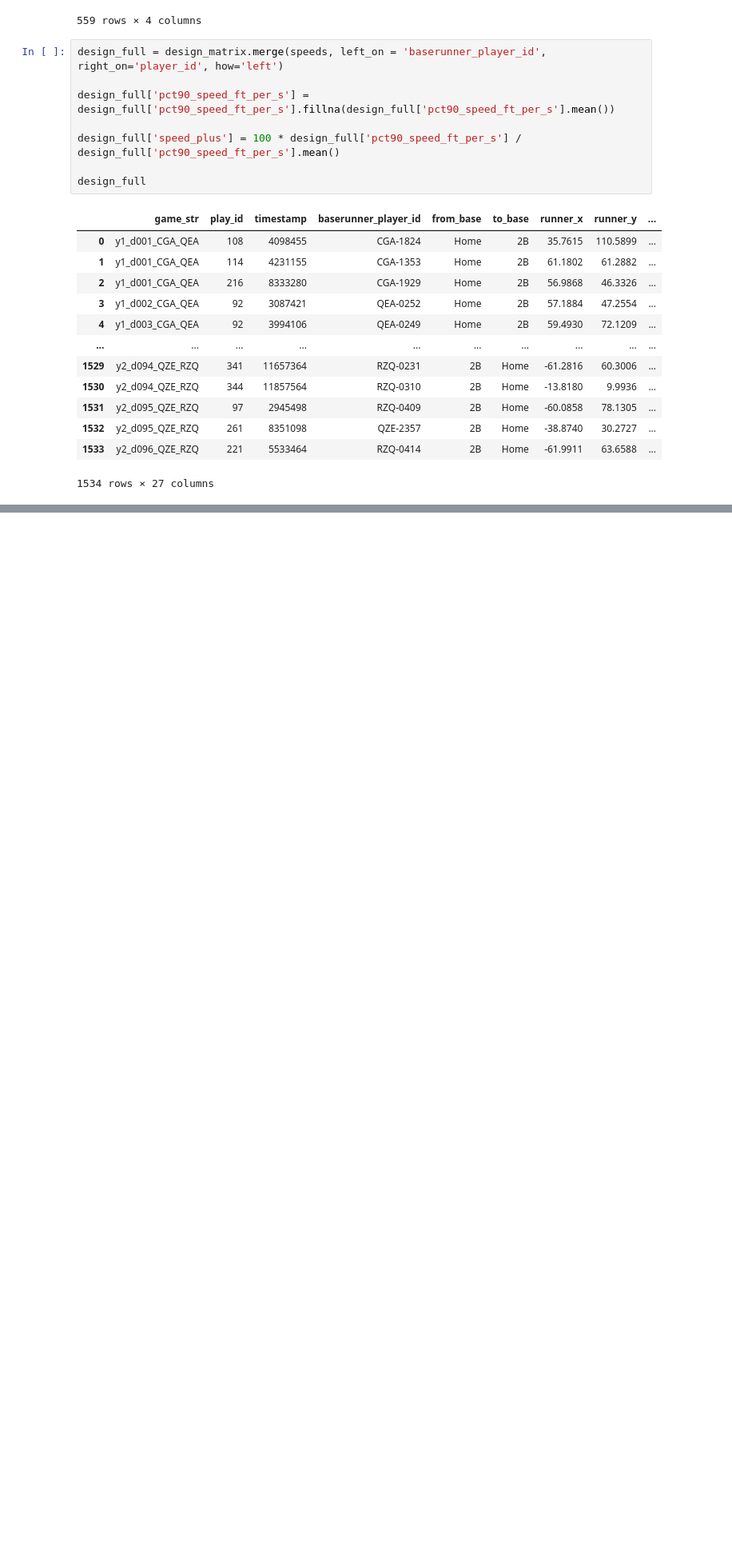
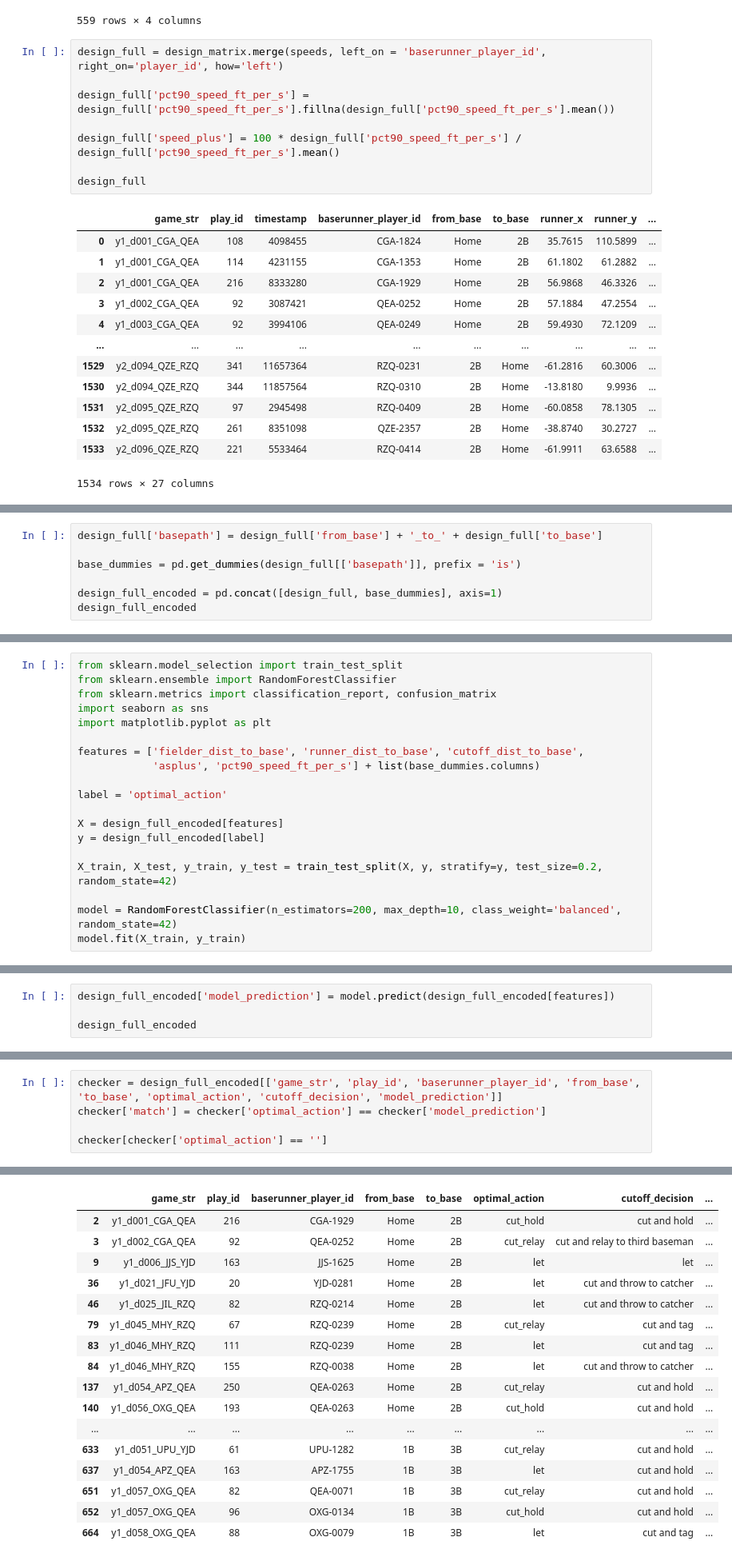
Before and after one commit to alexfrederick1/The-Man-in-the-Middle, a Jupyter notebook: cutoff-model.ipynb, the cells around one changed output, grey strips where cells are left out. Shown: that part at 80% size. Drawn from its saved outputs; the diff is of its cells as text; blank space fills up the shorter version.

Commit message:
cutoff model v1

```diff
--- a/cutoff-model.ipynb
+++ b/cutoff-model.ipynb
@@ -297,0 +309,7 @@ design_full['speed_plus'].plot.hist(bins=50, title='Speed Plus Distribution', xl
+# %%
+design_full['basepath'] = design_full['from_base'] + '_to_' + design_full['to_base']
+
+base_dummies = pd.get_dummies(design_full[['basepath']], prefix = 'is')
+
+design_full_encoded = pd.concat([design_full, base_dummies], axis=1)
+design_full_encoded
@@ -297,0 +330,19 @@ design_full['speed_plus'].plot.hist(bins=50, title='Speed Plus Distribution', xl
+# %%
+from sklearn.model_selection import train_test_split
+from sklearn.ensemble import RandomForestClassifier
+from sklearn.metrics import classification_report, confusion_matrix
+import seaborn as sns
+import matplotlib.pyplot as plt
+
+features = ['fielder_dist_to_base', 'runner_dist_to_base', 'cutoff_dist_to_base',
+            'asplus', 'pct90_speed_ft_per_s'] + list(base_dummies.columns)
+
+label = 'optimal_action'
+
+X = design_full_encoded[features]
+y = design_full_encoded[label]
+
+X_train, X_test, y_train, y_test = train_test_split(X, y, stratify=y, test_size=0.2, random_state=42)
+
+model = RandomForestClassifier(n_estimators=200, max_depth=10, class_weight='balanced', random_state=42)
+model.fit(X_train, y_train)
@@ -297,0 +406,4 @@ design_full['speed_plus'].plot.hist(bins=50, title='Speed Plus Distribution', xl
+# %%
+design_full_encoded['model_prediction'] = model.predict(design_full_encoded[features])
+
+design_full_encoded
@@ -297,0 +424,6 @@ design_full['speed_plus'].plot.hist(bins=50, title='Speed Plus Distribution', xl
+# %%
+checker = design_full_encoded[['game_str', 'play_id', 'baserunner_player_id', 'from_base', 'to_base', 'optimal_action', 'cutoff_decision', 'model_prediction']]
+checker['match'] = checker['optimal_action'] == checker['model_prediction']
+
+checker[checker['optimal_action'] == '']
+# %% [output]
@@ -297,0 +435,17 @@ design_full['speed_plus'].plot.hist(bins=50, title='Speed Plus Distribution', xl
+|  | game_str | play_id | baserunner_player_id | from_base | to_base | optimal_action | cutoff_decision | ... |
+| 2 | y1_d001_CGA_QEA | 216 | CGA-1929 | Home | 2B | cut_hold | cut and hold | ... |
+| 3 | y1_d002_CGA_QEA | 92 | QEA-0252 | Home | 2B | cut_relay | cut and relay to third baseman | ... |
+| 9 | y1_d006_JJS_YJD | 163 | JJS-1625 | Home | 2B | let | let | ... |
+| 36 | y1_d021_JFU_YJD | 20 | YJD-0281 | Home | 2B | let | cut and throw to catcher | ... |
+| 46 | y1_d025_JIL_RZQ | 82 | RZQ-0214 | Home | 2B | let | cut and throw to catcher | ... |
+| 79 | y1_d045_MHY_RZQ | 67 | RZQ-0239 | Home | 2B | cut_relay | cut and tag | ... |
+| 83 | y1_d046_MHY_RZQ | 111 | RZQ-0239 | Home | 2B | let | cut and tag | ... |
+| 84 | y1_d046_MHY_RZQ | 155 | RZQ-0038 | Home | 2B | let | cut and throw to catcher | ... |
+| 137 | y1_d054_APZ_QEA | 250 | QEA-0263 | Home | 2B | cut_relay | cut and hold | ... |
+| 140 | y1_d056_OXG_QEA | 193 | QEA-0263 | Home | 2B | cut_hold | cut and hold | ... |
+| ... | ... | ... | ... | ... | ... | ... | ... | ... |
+| 633 | y1_d051_UPU_YJD | 61 | UPU-1282 | 1B | 3B | cut_relay | cut and hold | ... |
+| 637 | y1_d054_APZ_QEA | 163 | APZ-1755 | 1B | 3B | let | cut and hold | ... |
+| 651 | y1_d057_OXG_QEA | 82 | QEA-0071 | 1B | 3B | cut_relay | cut and hold | ... |
+| 652 | y1_d057_OXG_QEA | 96 | OXG-0134 | 1B | 3B | cut_hold | cut and hold | ... |
+| 664 | y1_d058_OXG_QEA | 88 | OXG-0079 | 1B | 3B | let | cut and tag | ... |
```
Also changed, not shown: parts of 16 cells of this notebook, 2 other files.
